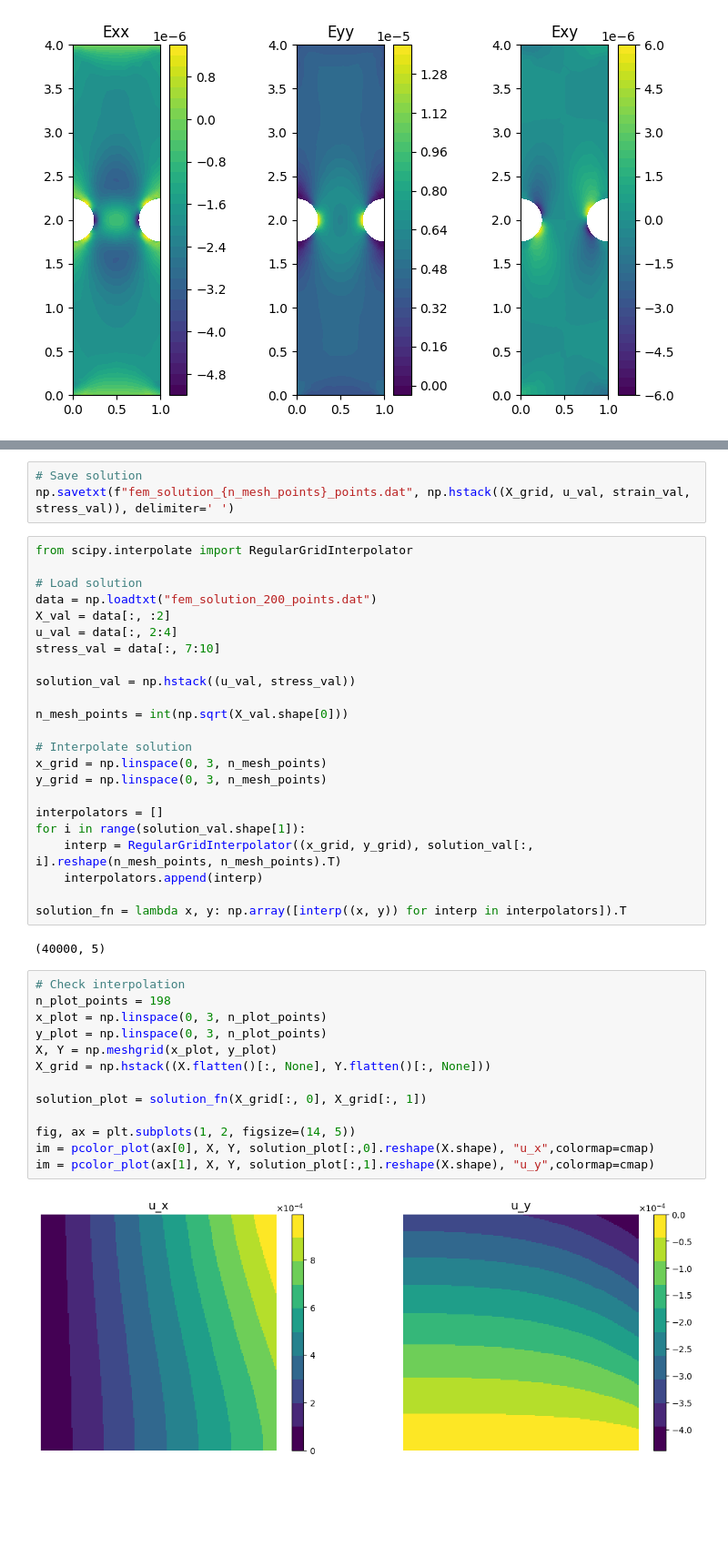
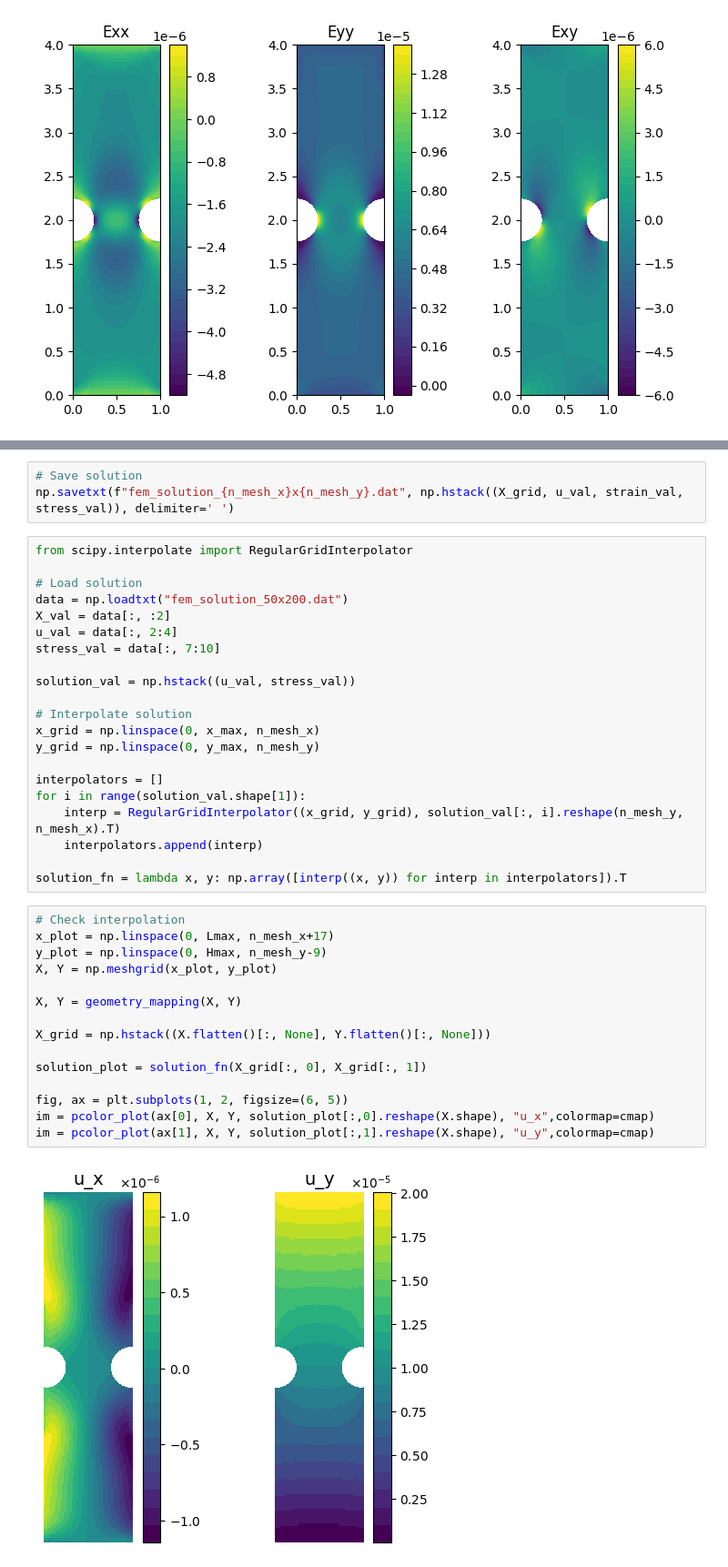
Before and after one commit to nickrummens/SPIQ, a Jupyter notebook: deep_notched/fem_forward.ipynb, the cells around one changed output, grey strips where cells are left out. Shown: that part at 91% size. Saved outputs shown, nothing was run; the diff lists cells and outputs as text; blank space fills up the shorter version.

Commit message:
fem interp function

```diff
--- a/deep_notched/fem_forward.ipynb
+++ b/deep_notched/fem_forward.ipynb
@@ -249,43 +253,41 @@ Sxx_mean = 1.667167e+08 ; Syy_mean = -3.239178e+01 ; Sxy_mean = 4.147743e+03
 # %%
 # Save solution
-np.savetxt(f"fem_solution_{n_mesh_points}_points.dat", np.hstack((X_grid, u_val, strain_val, stress_val)), delimiter=' ')
+np.savetxt(f"fem_solution_{n_mesh_x}x{n_mesh_y}.dat", np.hstack((X_grid, u_val, strain_val, stress_val)), delimiter=' ')
 # %%
 from scipy.interpolate import RegularGridInterpolator
 
 # Load solution
-data = np.loadtxt("fem_solution_200_points.dat")
+data = np.loadtxt("fem_solution_50x200.dat")
 X_val = data[:, :2]
 u_val = data[:, 2:4]
 stress_val = data[:, 7:10]
 
 solution_val = np.hstack((u_val, stress_val))
 
-n_mesh_points = int(np.sqrt(X_val.shape[0]))
-
 # Interpolate solution
-x_grid = np.linspace(0, 3, n_mesh_points)
-y_grid = np.linspace(0, 3, n_mesh_points)
+x_grid = np.linspace(0, x_max, n_mesh_x)
+y_grid = np.linspace(0, y_max, n_mesh_y)
 
 interpolators = []
 for i in range(solution_val.shape[1]):
-    interp = RegularGridInterpolator((x_grid, y_grid), solution_val[:, i].reshape(n_mesh_points, n_mesh_points).T)
+    interp = RegularGridInterpolator((x_grid, y_grid), solution_val[:, i].reshape(n_mesh_y, n_mesh_x).T)
     interpolators.append(interp)
 
 solution_fn = lambda x, y: np.array([interp((x, y)) for interp in interpolators]).T
-# %% [output]
-(40000, 5)
 # %%
 # Check interpolation
-n_plot_points = 198
-x_plot = np.linspace(0, 3, n_plot_points)
-y_plot = np.linspace(0, 3, n_plot_points)
+x_plot = np.linspace(0, Lmax, n_mesh_x+17)
+y_plot = np.linspace(0, Hmax, n_mesh_y-9)
 X, Y = np.meshgrid(x_plot, y_plot)
+
+X, Y = geometry_mapping(X, Y)
+
 X_grid = np.hstack((X.flatten()[:, None], Y.flatten()[:, None]))
 
 solution_plot = solution_fn(X_grid[:, 0], X_grid[:, 1])
 
-fig, ax = plt.subplots(1, 2, figsize=(14, 5))
+fig, ax = plt.subplots(1, 2, figsize=(6, 5))
 im = pcolor_plot(ax[0], X, Y, solution_plot[:,0].reshape(X.shape), "u_x",colormap=cmap)
 im = pcolor_plot(ax[1], X, Y, solution_plot[:,1].reshape(X.shape), "u_y",colormap=cmap)
 # %% [output]
-[figure, old version]
+[figure, new version]
```
Also changed, not shown: parts of 3 cells of this notebook, 1 other file.
